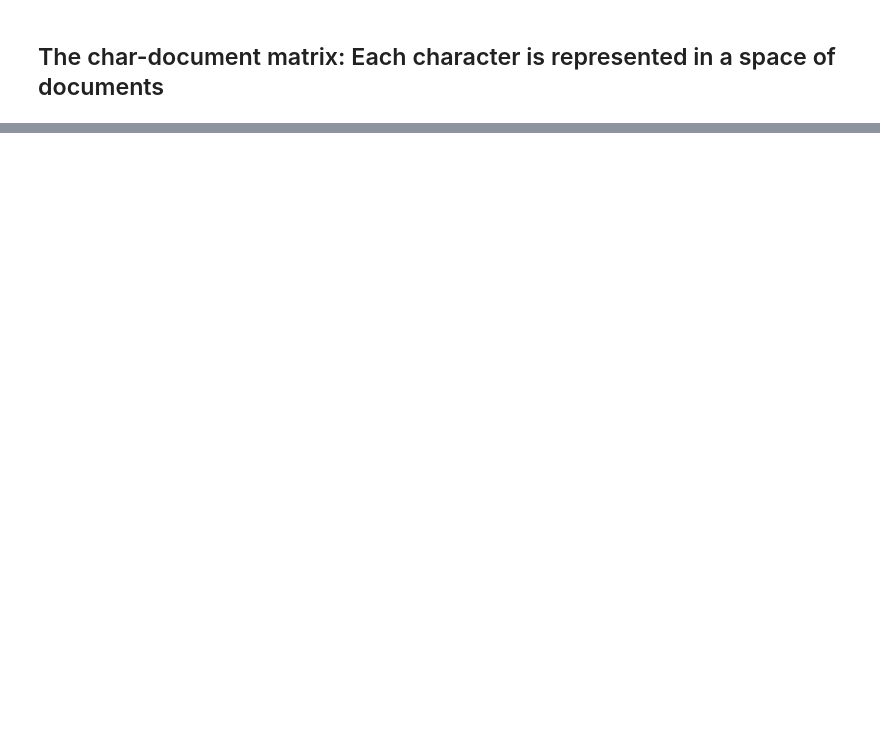
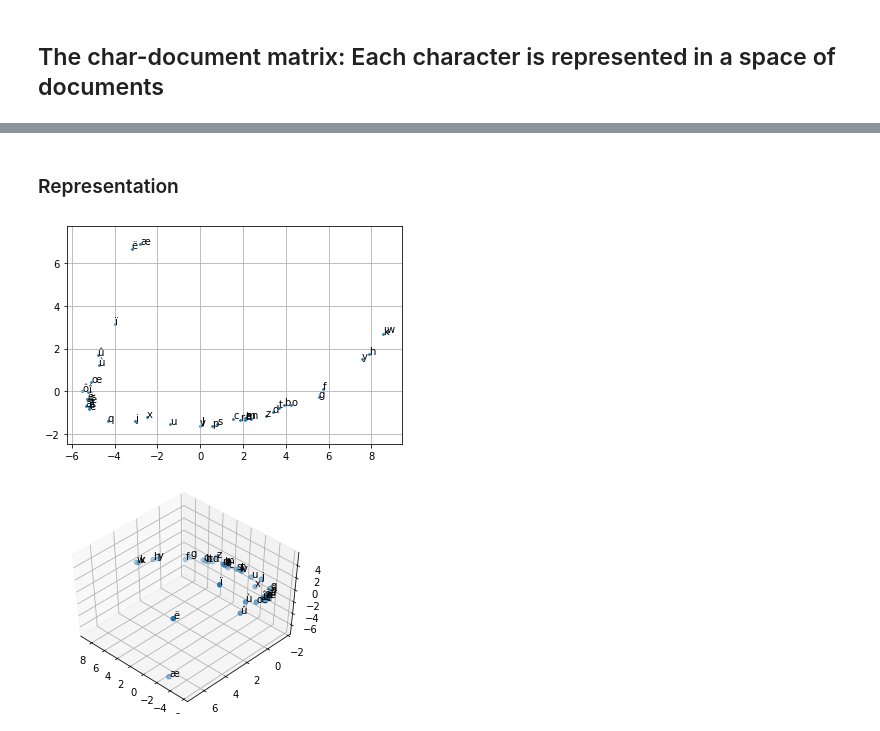
Before and after one commit to pnugues/ilppp, a Jupyter notebook: programs/ch05/python/ch05-3.ipynb, the cells around one changed output, grey strips where cells are left out. Saved outputs shown, nothing was run; the diff lists cells and outputs as text; code cells hidden in the pictures; blank space fills up the shorter version.

```diff
--- a/programs/ch05/python/ch05-3.ipynb
+++ b/programs/ch05/python/ch05-3.ipynb
@@ -138,7 +161,7 @@ print(total_counts)
 # %% [markdown]
 ### The indices
 # %%
-char_idx, rev_char_idx = build_idx_from_dict(total_counts)
+char2idx, idx2char = build_idx_from_dict(total_counts)
 # Character index and reverse index
-print(char_idx)
-print(rev_char_idx)
+print(char2idx)
+print(idx2char)
@@ -145,6 +171,6 @@ print(rev_char_idx)
 # %% [markdown]
 ### The matrices
 # %%
-X = build_matrix(doc_idx, rev_doc_idx, char_idx, rev_char_idx, counts_by_chapter)
-print_matrix(rev_doc_idx, rev_char_idx, X)
-print_matrix(rev_char_idx, rev_doc_idx, X.T)
+X = build_matrix(doc2idx, idx2doc, char2idx, idx2char, counts_by_chapter)
+print_matrix(idx2doc, idx2char, X)
+print_matrix(idx2char, idx2doc, X.T)
@@ -210,8 +289,6 @@ plt.show()
 # %%
 Us = U @ np.diag(s)
 # Axes may have opposed orientation. This is to have the same figure
-I = np.identity(len(s))
-I[0, 0] = -1
-I[1, 1] = -1
+I = -np.identity(len(s))
 Us = Us @ I
 Us
@@ -232,2 +330,15 @@ plt.show()
 # %% [markdown]
 ## The char-document matrix: Each character is represented in a space of documents
+# %%
+yt = list(char2idx.keys())
+print(yt)
+X = X.T
+if normalize:
+    X_norm = Normalizer().fit_transform(X)
+else:
+    X_norm = X
+X_scaled = StandardScaler().fit_transform(X_norm)
+# X_std = StandardScaler().fit_transform(X)
+U, s, Vt = np.linalg.svd(X_scaled, full_matrices=False)
+Us = U @ np.diag(s)
+print(Us)
@@ -234,28 +386,21 @@ plt.show()
+# %% [markdown]
+### Representation
 # %%
-yt = list(char_idx.keys())
-print(yt)
-X = X.T
-if normalize:
-    X_norm = Normalizer().fit_transform(X)
-else:
-    X_norm = X
-X_scaled = StandardScaler().fit_transform(X_norm)
-# X_std = StandardScaler().fit_transform(X)
-U, s, Vt = np.linalg.svd(X_scaled, full_matrices=False)
-Us = U @ np.diag(s)
-print(Us)
 plt.grid(True)
 plt.axis('equal')
 plt.scatter(Us[:, 0], Us[:, 1], s=3)
 for i in range(len(yt)):
     #plt.plot(Us[i, 0], Us[i, 1], 'bo',markersize=5)
     plt.annotate(yt[i], (Us[i, 0], Us[i, 1]))
 plt.show()
 
 fig = plt.figure(1, figsize=(4, 3))
 plt.clf()
 ax = Axes3D(fig, rect=[0, 0, .95, 1], elev=48, azim=134)
 ax.scatter(Us[:, 0], Us[:, 1], Us[:, 2])
 for i in range(len(yt)):
     ax.text(Us[i, 0], Us[i, 1], Us[i, 2], yt[i])
 plt.show()
+# %% [output]
+[figure, added]
+[figure, added]
```
Also changed, not shown: parts of 18 cells of this notebook, 22 other files.
